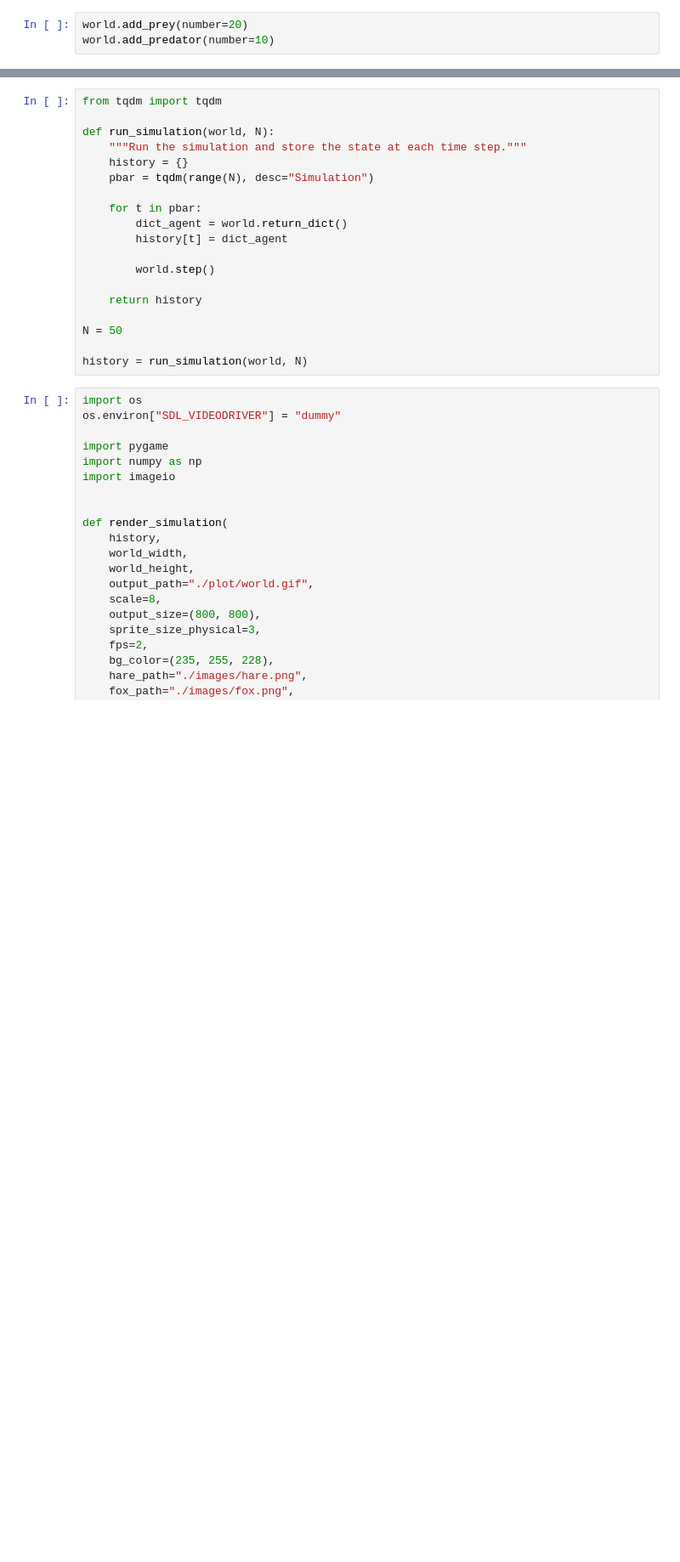
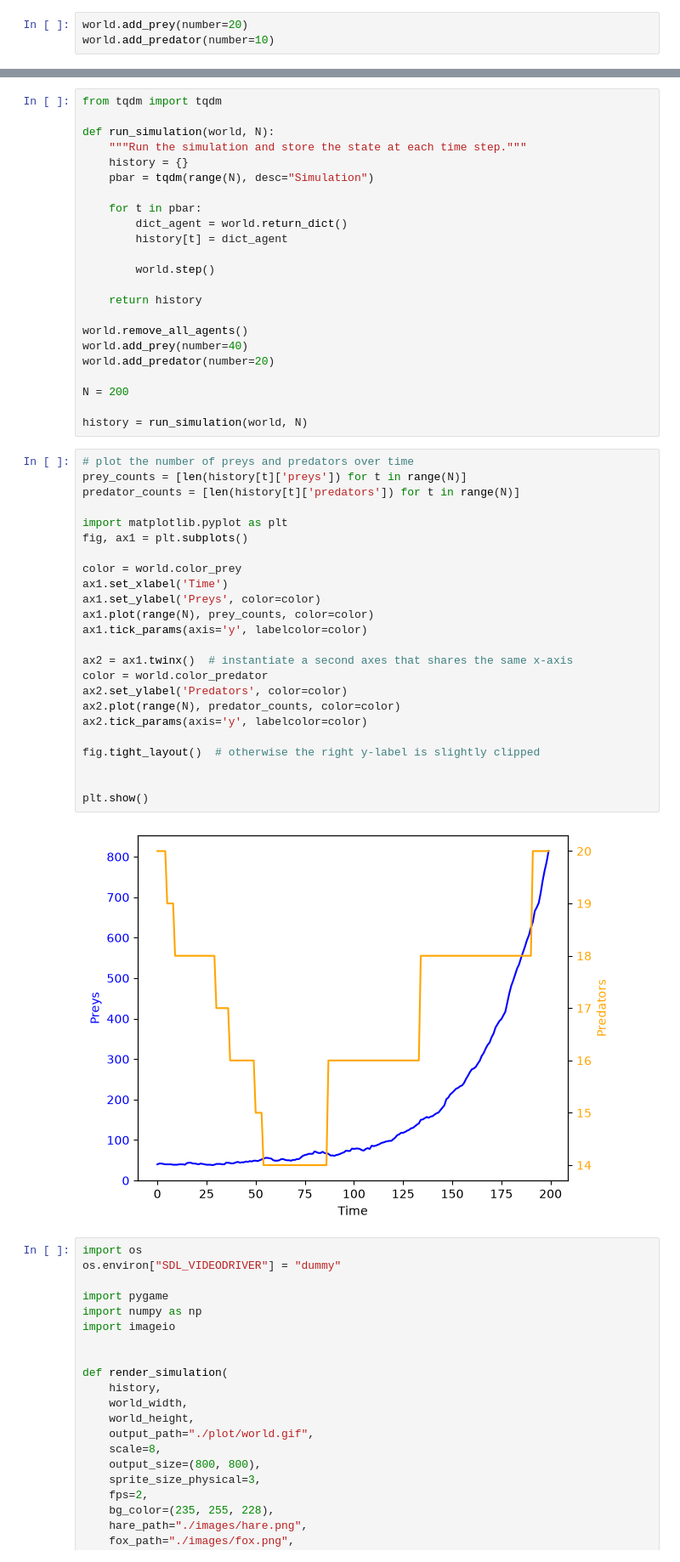
Before and after one commit to arthurleq/predator-prey-population-model-, a Jupyter notebook: Lotka-Volterra.ipynb, the cells around one changed output, grey strips where cells are left out. Shown at 85% size. Cells and saved outputs as stored; diff of their text form; blank space fills up the shorter version.

Commit message:
modif: notebook, add a plot for population over time | agent.py, add a condition for agent to look for a mate

```diff
--- a/Lotka-Volterra.ipynb
+++ b/Lotka-Volterra.ipynb
@@ -115,9 +115,39 @@ def run_simulation(world, N):
 
     return history
 
-N = 50
+world.remove_all_agents()
+world.add_prey(number=40)
+world.add_predator(number=20)
+
+N = 200
 
 history = run_simulation(world, N)
+# %%
+# plot the number of preys and predators over time
+prey_counts = [len(history[t]['preys']) for t in range(N)]
+predator_counts = [len(history[t]['predators']) for t in range(N)]
+
+import matplotlib.pyplot as plt
+fig, ax1 = plt.subplots()
+
+color = world.color_prey
+ax1.set_xlabel('Time')
+ax1.set_ylabel('Preys', color=color)
+ax1.plot(range(N), prey_counts, color=color)
+ax1.tick_params(axis='y', labelcolor=color)
+
+ax2 = ax1.twinx()  # instantiate a second axes that shares the same x-axis
+color = world.color_predator
+ax2.set_ylabel('Predators', color=color)
+ax2.plot(range(N), predator_counts, color=color)
+ax2.tick_params(axis='y', labelcolor=color)
+
+fig.tight_layout()  # otherwise the right y-label is slightly clipped
+
+
+plt.show()
+# %% [output]
+[figure, added]
 # %%
 import os
 os.environ["SDL_VIDEODRIVER"] = "dummy"
```
Also changed, not shown: parts of 2 cells of this notebook, 2 other files.
